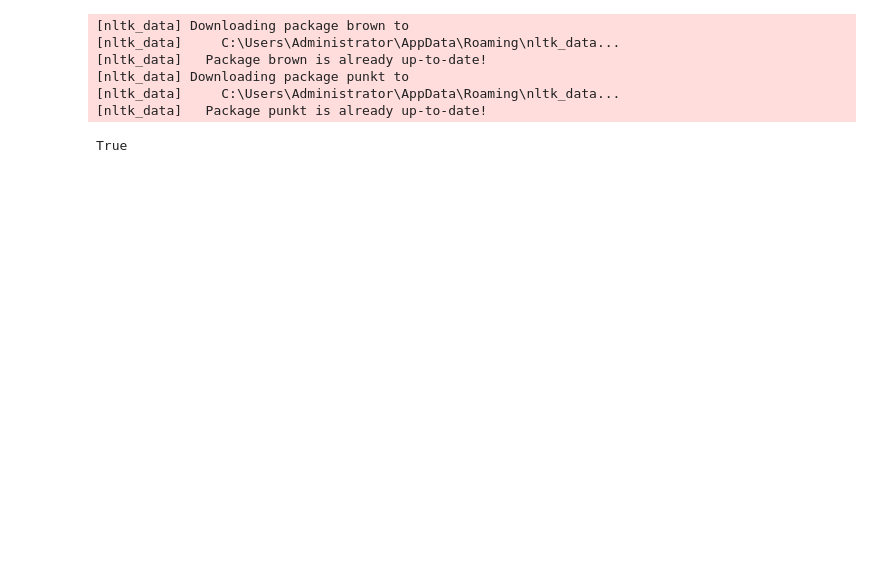
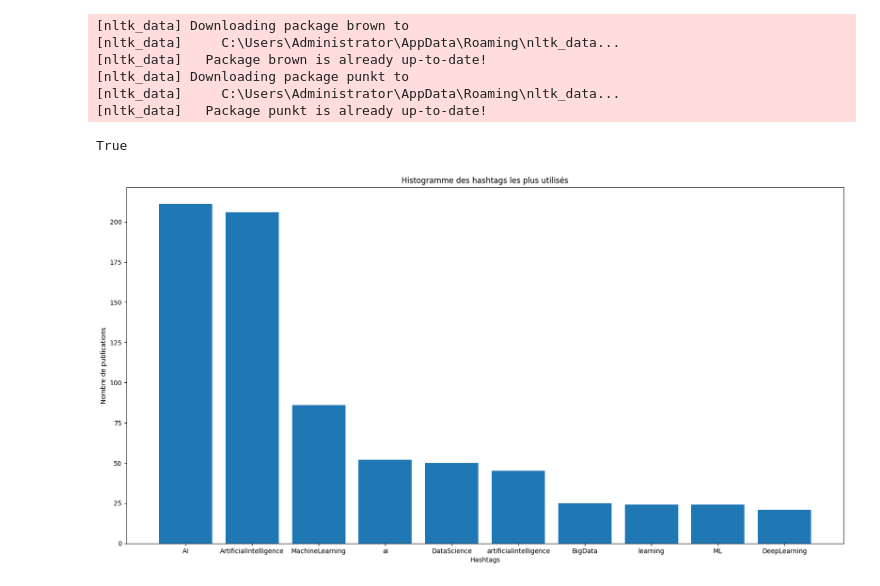
Before and after one commit to uvsq22201695/projet_in304, a Jupyter notebook: projet.ipynb, the cells around one changed output. Drawn from its saved outputs; the diff is of its cells as text; code cells hidden in the pictures; blank space fills up the shorter version.

```diff
--- a/projet.ipynb
+++ b/projet.ipynb
@@ -288,50 +358,29 @@ def top_users(k: int, users: dict) -> list:
 # %%
 # Cellule qui gère la fonction main
 
 def main(filename: str):
     """
     Fonction principale
     :param filename: Nom du fichier json
     """
 
     tweets = []  # Liste des tweets
 
     # On ouvre le fichier json et on le charge dans une liste de dictionnaire
     with open(filename, "r", encoding="UTF-8") as file:
         data = [json.loads(line) for line in file]
 
     # On parcourt chaque tweet
     for tweet_data in data:
         tweet = Tweet(tweet_data)  # On crée un objet Tweet
         tweet.extract_entities()  # On extrait les entités du tweet (hashtags, arobase, sentiment)
         tweets.append(tweet)  # On ajoute le tweet à la liste des tweets
 
-    # On crée le dossier data s'il n'existe pas sinon on le vide
-    if not os.path.exists("data"):
-        os.mkdir("data")
-    else:
-        shutil.rmtree("data")
-        os.mkdir("data")
-
-    # On crée un fichier qui contient les données des hashtags, arobase, utilisateurs et topics.
-    with (open("data/hashtags.json", "w", encoding="UTF-8") as file1,
-            open("data/arobases.json", "w", encoding="UTF-8") as file2,
-            open("data/users.json", "w", encoding="UTF-8") as file3,
-            open("data/topics.json", "w", encoding="UTF-8") as file4):
-        json.dump(count_hashtags(tweets), file1, indent=4)
-        json.dump(count_arobases(tweets), file2, indent=4)
-        json.dump(count_user(tweets), file3, indent=4)
-        json.dump(count_topics(tweets), file4, indent=4)
-
-    # On fait le top 10 des hashtags, arobase, utilisateurs et topics.
-    with open("data/top.json", "w", encoding="UTF-8") as file:
-        json.dump({
-            "top_hashtags": top_hashtags(10, count_hashtags(tweets)),
-            "top_arobases": top_arobases(10, count_arobases(tweets)),
-            "top_users": top_users(10, count_user(tweets)),
-            "top_topics": top_topics(10, count_topics(tweets))
-        }, file, indent=4)
+    create_data(tweets)
+    create_histogram_hashtags(tweets)
 
 
 if __name__ == "__main__":
     main("aitweets.json")
+# %% [output]
+[figure, added]
```
Also changed, not shown: parts of 3 cells of this notebook.
